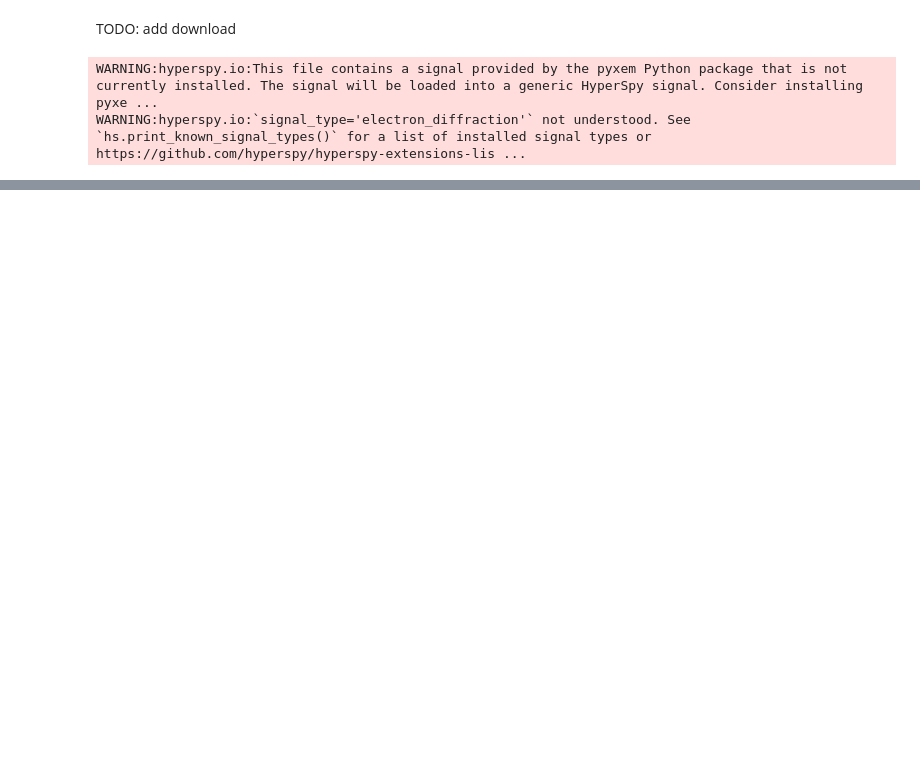
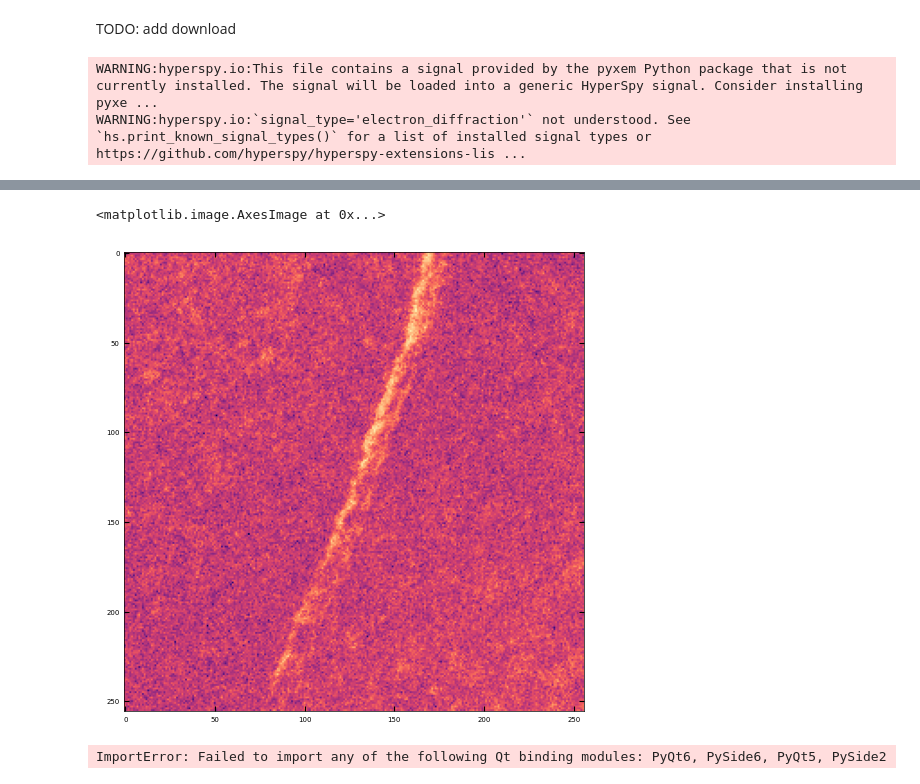
Before and after one commit to m3-learning/m3_learning_old, a Jupyter notebook: m3_learning/papers/2023_Imaging_ferroelectric_domains_by_scanning_electron_diffraction/Analysis_notebook.ipynb, the cells around one changed output, grey strips where cells are left out. Cells and saved outputs as stored; diff of their text form; code cells hidden in the pictures; blank space fills up the shorter version.

```diff
--- a/m3_learning/papers/2023_Imaging_ferroelectric_domains_by_scanning_electron_diffraction/Analysis_notebook.ipynb
+++ b/m3_learning/papers/2023_Imaging_ferroelectric_domains_by_scanning_electron_diffraction/Analysis_notebook.ipynb
@@ -44,0 +103,11 @@ log_data = np.log(raw_data+1).reshape(-1,256,256)
+# %%
+plt.imshow(Domain.log_data[:, :, 100, 100])
+# plt.imshow(Domain.log_data.reshape(256, 256, -1)[:,:])
+# %% [output]
+<matplotlib.image.AxesImage at 0x...>
+[figure, added]
+# %%
+%matplotlib qt
+plt.imshow(np.mean(Domain.log_data.reshape(-1, 256, 256), axis=0))
+# %% [output]
+ImportError: Failed to import any of the following Qt binding modules: PyQt6, PySide6, PyQt5, PySide2
```
Also changed, not shown: parts of 14 cells of this notebook, 8 other files.
